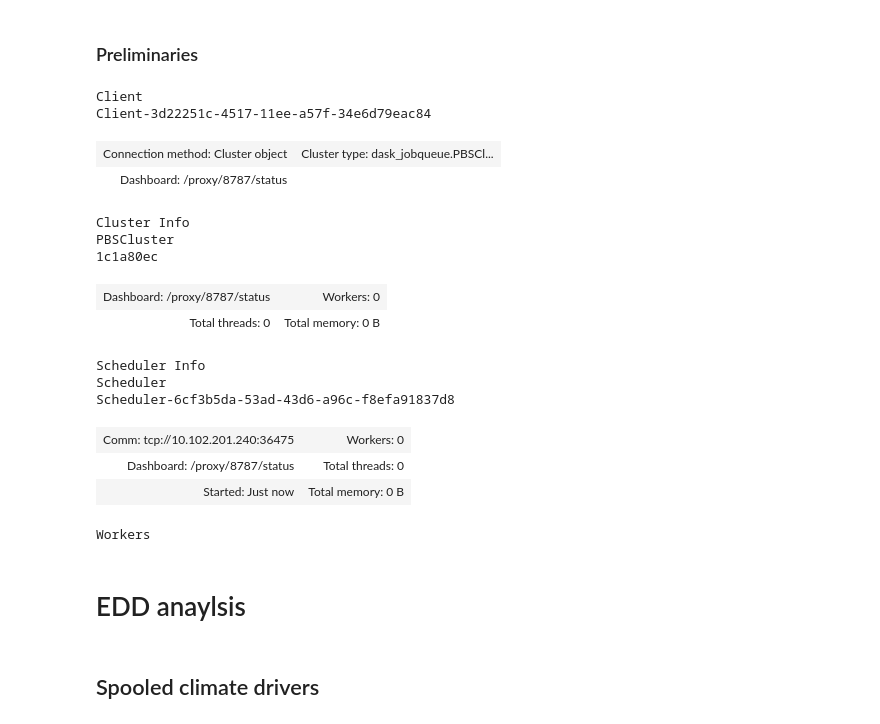
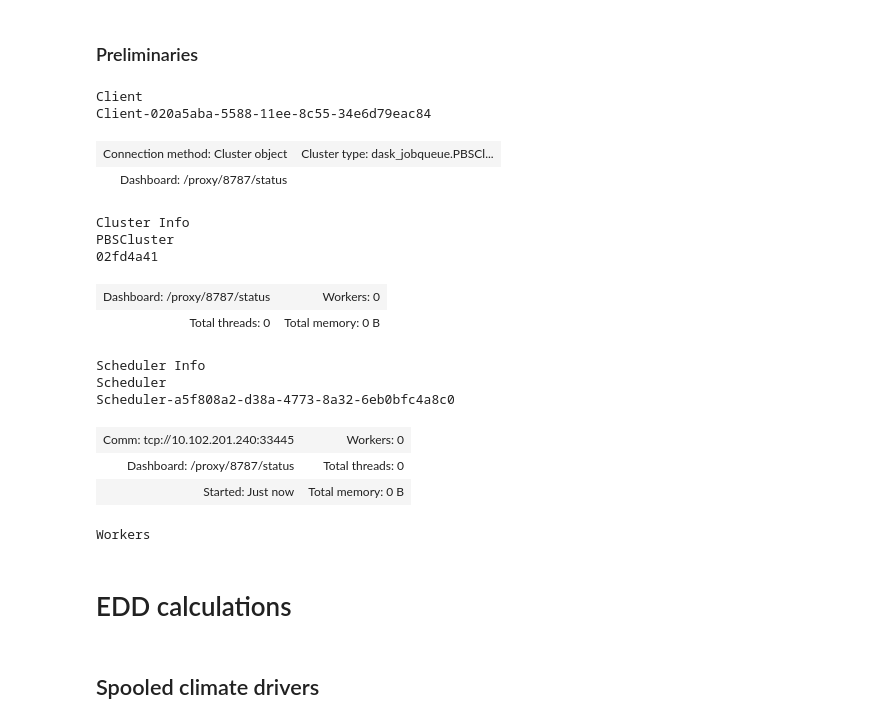
Before and after one commit to david0811/lafferty-etal-2024-tbd, a Jupyter notebook: code/99_climate_analysis.ipynb, the cells around one changed output. Cells and saved outputs as stored; diff of their text form; code cells hidden in the pictures.

```diff
--- a/code/02_climate_analysis.ipynb
+++ b/code/99_climate_analysis.ipynb
@@ -49,43 +29,43 @@ okr_models = [model.split("/")[-1][:-18] for model in okr_models]
 ############
 # Dask
 ############
 from dask_jobqueue import PBSCluster
 
 cluster = PBSCluster(
     cores=1,
     memory="40GB",
     resource_spec="pmem=40GB",
     # account='open',
     worker_extra_args=["#PBS -l feature=rhel7"],
     walltime="00:30:00",
 )
 
-cluster.scale(jobs=3)  # ask for jobs
+cluster.scale(jobs=10)  # ask for jobs
 
 from dask.distributed import Client
 
 client = Client(cluster)
 
 client
 # %% [output]
 Client
-Client-3d22251c-4517-11ee-a57f-34e6d79eac84
+Client-020a5aba-5588-11ee-8c55-34e6d79eac84
 | Connection method: Cluster object | Cluster type: dask_jobqueue.PBSCl... |
 | Dashboard: /proxy/8787/status |  |
 Cluster Info
 PBSCluster
-1c1a80ec
+02fd4a41
 | Dashboard: /proxy/8787/status | Workers: 0 |
 | Total threads: 0 | Total memory: 0 B |
 Scheduler Info
 Scheduler
-Scheduler-6cf3b5da-53ad-43d6-a96c-f8efa91837d8
+Scheduler-a5f808a2-d38a-4773-8a32-6eb0bfc4a8c0
-| Comm: tcp://10.102.201.240:36475 | Workers: 0 |
+| Comm: tcp://10.102.201.240:33445 | Workers: 0 |
 | Dashboard: /proxy/8787/status | Total threads: 0 |
 | Started: Just now | Total memory: 0 B |
 Workers
 # %% [markdown]
-# EDD anaylsis
+# EDD calculations
 # %%
 # Degree day calculations
 def above_threshold_each(mins, maxs, threshold):
```
Also changed, not shown: parts of 9 cells of this notebook, 9 other files.
